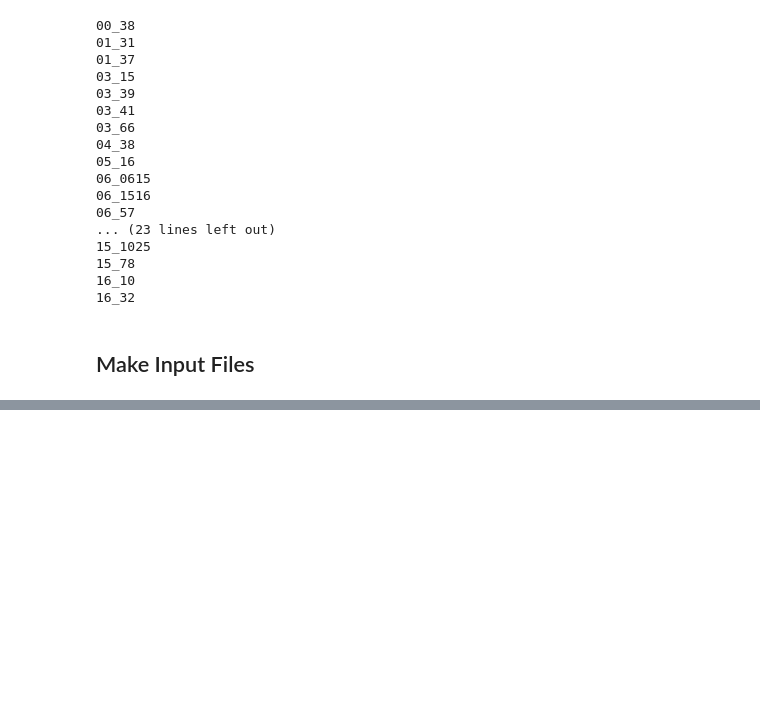
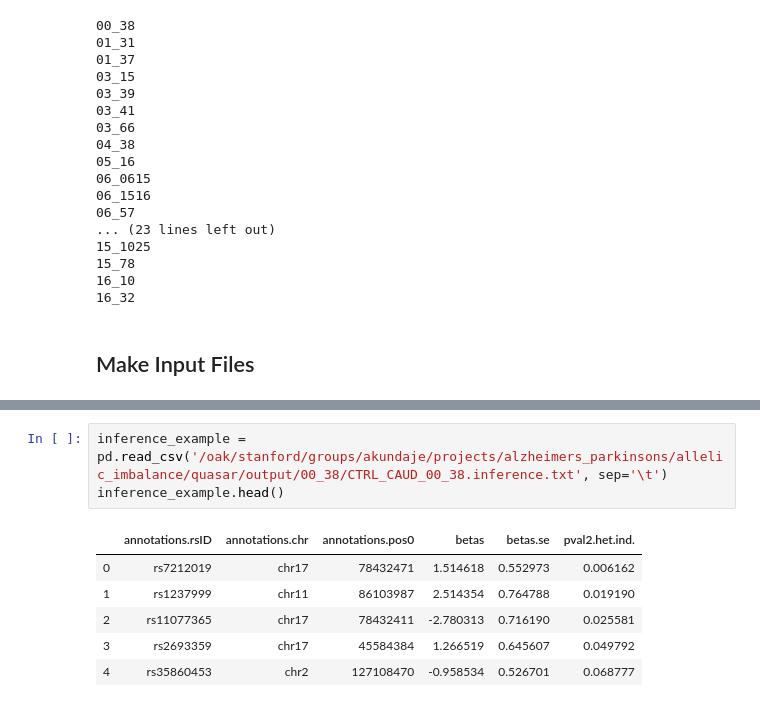
Before and after one commit to kundajelab/alzheimers_parkinsons, a Jupyter notebook: allele_bias/prep_inputs_quasar.ipynb, the cells around one changed output, grey strips where cells are left out. Cells and saved outputs as stored; diff of their text form; blank space fills up the shorter version.

```diff
--- a/allele_bias/prep_inputs_quasar.ipynb
+++ b/allele_bias/prep_inputs_quasar.ipynb
@@ -145,0 +138,10 @@ Type 'contributors()' for more information and
+# %%
+inference_example = pd.read_csv('/oak/stanford/groups/akundaje/projects/alzheimers_parkinsons/allelic_imbalance/quasar/output/00_38/CTRL_CAUD_00_38.inference.txt', sep='\t')
+inference_example.head()
+# %% [output]
+|  | annotations.rsID | annotations.chr | annotations.pos0 | betas | betas.se | pval2.het.ind. |
+| 0 | rs7212019 | chr17 | 78432471 | 1.514618 | 0.552973 | 0.006162 |
+| 1 | rs1237999 | chr11 | 86103987 | 2.514354 | 0.764788 | 0.019190 |
+| 2 | rs11077365 | chr17 | 78432411 | -2.780313 | 0.716190 | 0.025581 |
+| 3 | rs2693359 | chr17 | 45584384 | 1.266519 | 0.645607 | 0.049792 |
+| 4 | rs35860453 | chr2 | 127108470 | -0.958534 | 0.526701 | 0.068777 |
```
Also changed, not shown: parts of 9 cells of this notebook.
